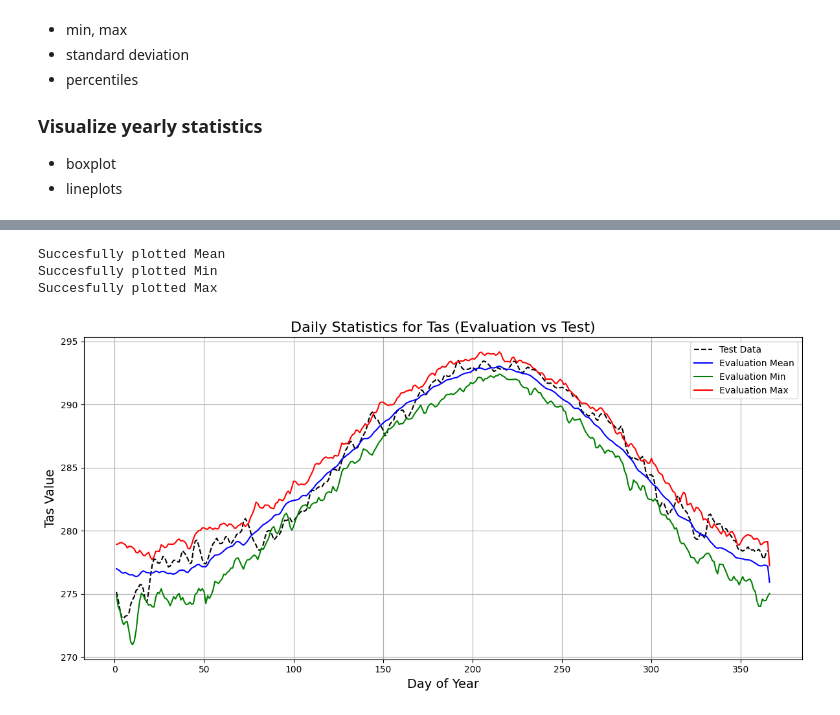
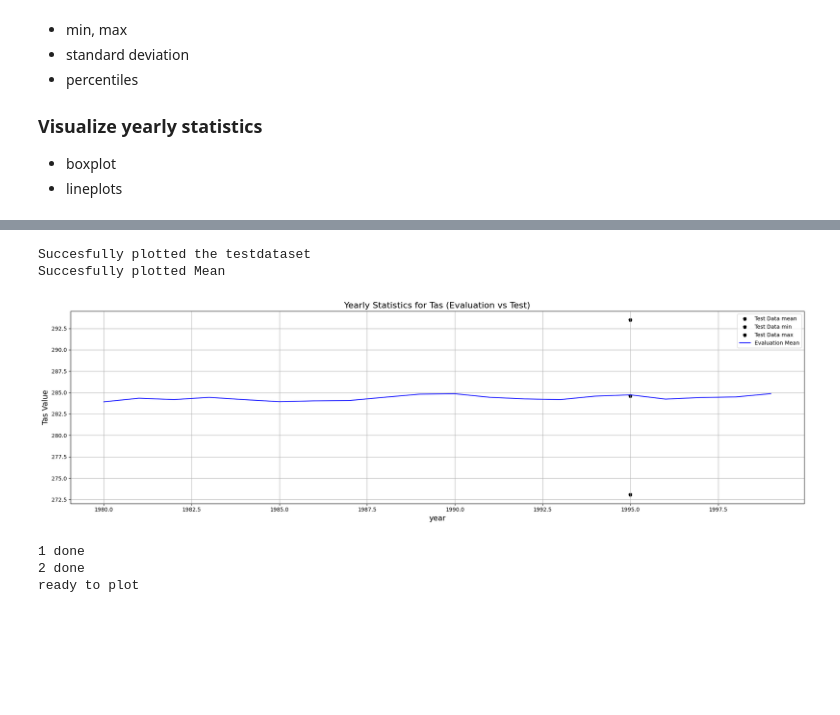
Before and after one commit to CORDEX-be2/ValEnsPy, a Jupyter notebook: evaluation_cclm/cclm_gcm_evaluation_EUR11.ipynb, the cells around one changed output, grey strips where cells are left out. Saved outputs shown, nothing was run; the diff lists cells and outputs as text; code cells hidden in the pictures; blank space fills up the shorter version.

```diff
--- a/evaluation_cclm/cclm_gcm_evaluation_EUR11.ipynb
+++ b/evaluation_cclm/cclm_gcm_evaluation_EUR11.ipynb
@@ -181,7 +184,7 @@ def crop_outer_box(da: xr.DataArray, n_points: int = 10) -> xr.DataArray:
 ## 2. Running
 # %%
 experiment = "CB2_CCLM_EUR11_EC-Earth_test"
-da_exp = manager.load_data(model, [variable], freq="monthly", path_identifiers=[experiment, daily_statistic])
+da_exp = manager.load_data(model, [variable], freq="daily", path_identifiers=[experiment, daily_statistic])
 da_exp
 # %% [output]
 File paths found:
@@ -288,7 +290,7 @@ dataset :
 CCLM
 # %%
 experiment = "CB2_CCLM_EUR11_ERA5_evaluation"
-da_eval = manager.load_data(model, [variable], period = [1980,1999], freq="monthly", path_identifiers=[experiment,daily_statistic])
+da_eval = manager.load_data(model, [variable], period = [1980,1985], freq="daily", path_identifiers=[experiment,daily_statistic, 'test_parallel'])
 da_eval
 # for 3 years: took around 3.5 minutes: 3 for finding folder 20s for loading data
 # for 20 years: took around 6.20 minutes
@@ -512,8 +412,7 @@ In this example, the P5, P50 and P95 for each year are calculated for the refere
 # %%
 import xarray as xr
 
-def get_yearly_stats(dataset, variable, frequency="yearly", calc_mean=True, calc_median=False,
-                     calc_min=True, calc_max=True, calc_std=True, percentiles=None):
+def get_temporal_stats(dataset, variable, frequency="yearly", statistics = ['mean'], percentiles=None):
     """
     Compute statistics for a specified variable in an xarray Dataset, either yearly or daily within each year.
 
@@ -521,11 +420,8 @@ def get_yearly_stats(dataset, variable, frequency="yearly", calc_mean=True, calc
         dataset (xr.Dataset): The input dataset containing the variable.
         variable (str): The name of the variable to compute statistics on.
         frequency (str): "yearly" for statistics per year, "daily" for each day within the year (default: "yearly").
-        calc_mean (bool): Whether to calculate the mean (default: True).
-        calc_median (bool): Whether to calculate the median (default: False).
-        calc_min (bool): Whether to calculate the minimum (default: True).
-        calc_max (bool): Whether to calculate the maximum (default: True).
-        calc_std (bool): Whether to calculate the standard deviation (default: True).
+        statistics: list with statistics to calculate (defalut: mean)
+            options: mean, median, min, max, std
         percentiles (list): List of percentiles to compute (default: None).
 
     Returns:
@@ -544,15 +440,15 @@ def get_yearly_stats(dataset, variable, frequency="yearly", calc_mean=True, calc
 
     # Create a dictionary to store computed statistics
     stats = {}
-    if calc_mean:
+    if 'mean' in statistics:
         stats['mean'] = grouped_data.mean(dim="time")
-    if calc_median:
+    if 'median' in statistics:
         stats['median'] = grouped_data.reduce(xr.DataArray.quantile, dim="time", q=0.5)
-    if calc_min:
+    if 'min' in statistics:
         stats['min'] = grouped_data.min(dim="time")
-    if calc_max:
+    if 'max' in statistics:
         stats['max'] = grouped_data.max(dim="time")
-    if calc_std:
+    if 'std' in statistics:
         stats['std'] = grouped_data.std(dim="time")
     if percentiles:
         for p in percentiles:
@@ -567,5 +518,5 @@ def get_yearly_stats(dataset, variable, frequency="yearly", calc_mean=True, calc
 # %%
-stat_eval_daily= get_yearly_stats(dataset = ds_mean_eval, variable = variable, frequency="daily")
-stat_exp_daily = get_yearly_stats(dataset = ds_mean_exp, variable = variable, frequency="daily")
-stat_eval_yearly= get_yearly_stats(dataset = ds_mean_eval, variable = variable, frequency="yearly")
-stat_exp_yearly = get_yearly_stats(dataset = ds_mean_exp, variable = variable, frequency="yearly")
+stat_eval_daily= get_temporal_stats(dataset = ds_mean_eval, variable = variable, frequency="daily")
+stat_exp_daily = get_temporal_stats(dataset = ds_mean_exp, variable = variable, frequency="daily")
+stat_eval_yearly= get_temporal_stats(dataset = ds_mean_eval, variable = variable, frequency="yearly")
+stat_exp_yearly = get_temporal_stats(dataset = ds_mean_exp, variable = variable, frequency="yearly")
@@ -662,11 +752,10 @@ Data variables:
 # %%
 # Takes very long
 statistics_to_plot = ['mean', 'min', 'max']  # Example list of statistics
 
 # Plot the daily statistics
-fig = plot_daily_stats(stat_eval_daily, ds_mean_exp, statistics=statistics_to_plot, variable=variable)
+fig = plot_temporal_stats(stat_eval_yearly, ds_mean_exp, statistics=statistics_to_plot, variable=variable, frequency = "yearly")
 # %% [output]
+Succesfully plotted the testdataset
 Succesfully plotted Mean
-Succesfully plotted Min
-Succesfully plotted Max
-[figure, old version]
+[figure, new version]
@@ -672,0 +828,7 @@ Succesfully plotted Max
+# %%
+statistics_to_plot = ["mean"]
+plot_statistics_comparison(stat_eval_spatial, stat_exp_spatial, variable, statistics_to_plot)
+# %% [output]
+1 done
+2 done
+ready to plot
```
Also changed, not shown: parts of 13 cells of this notebook.
